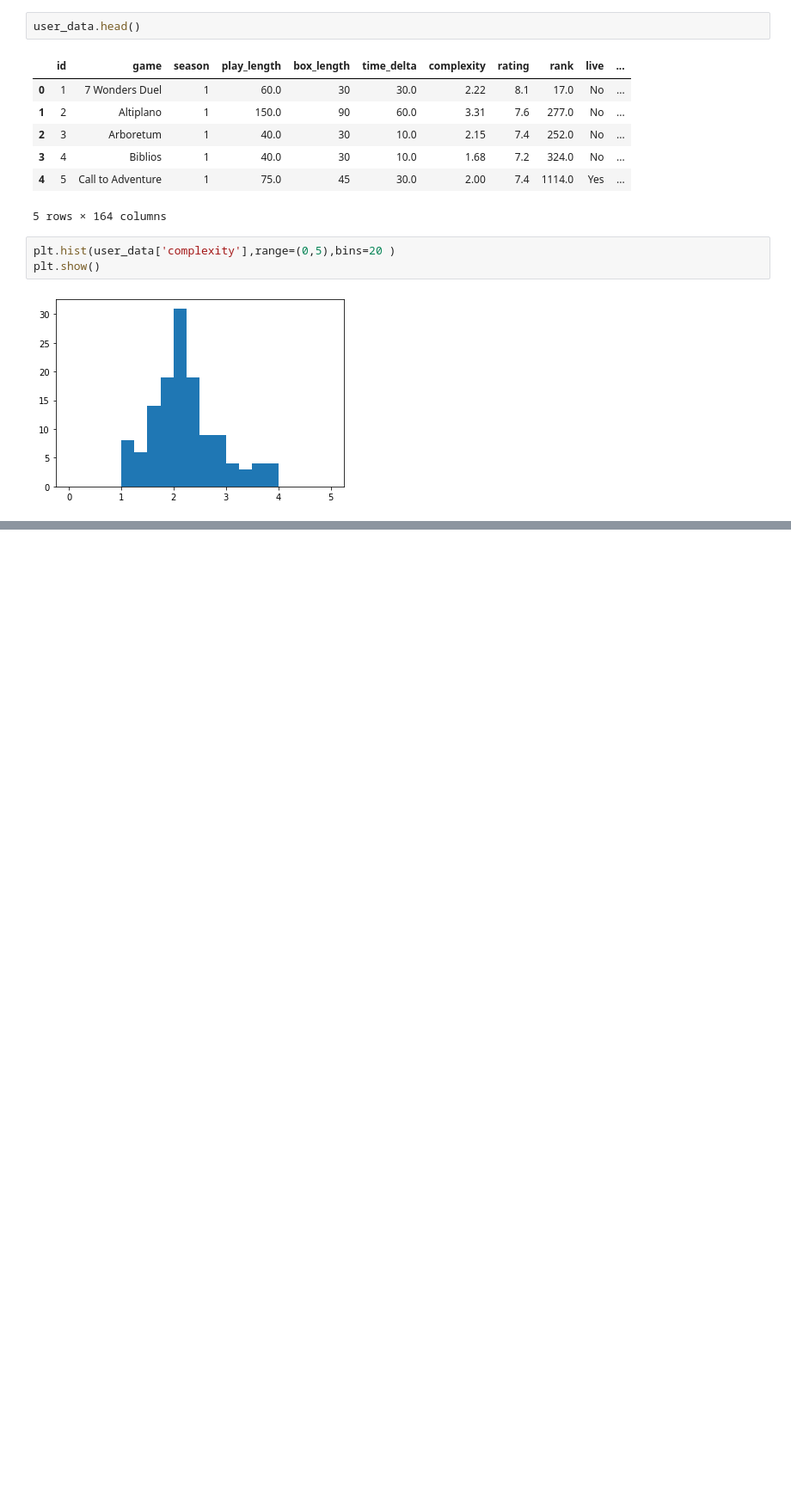
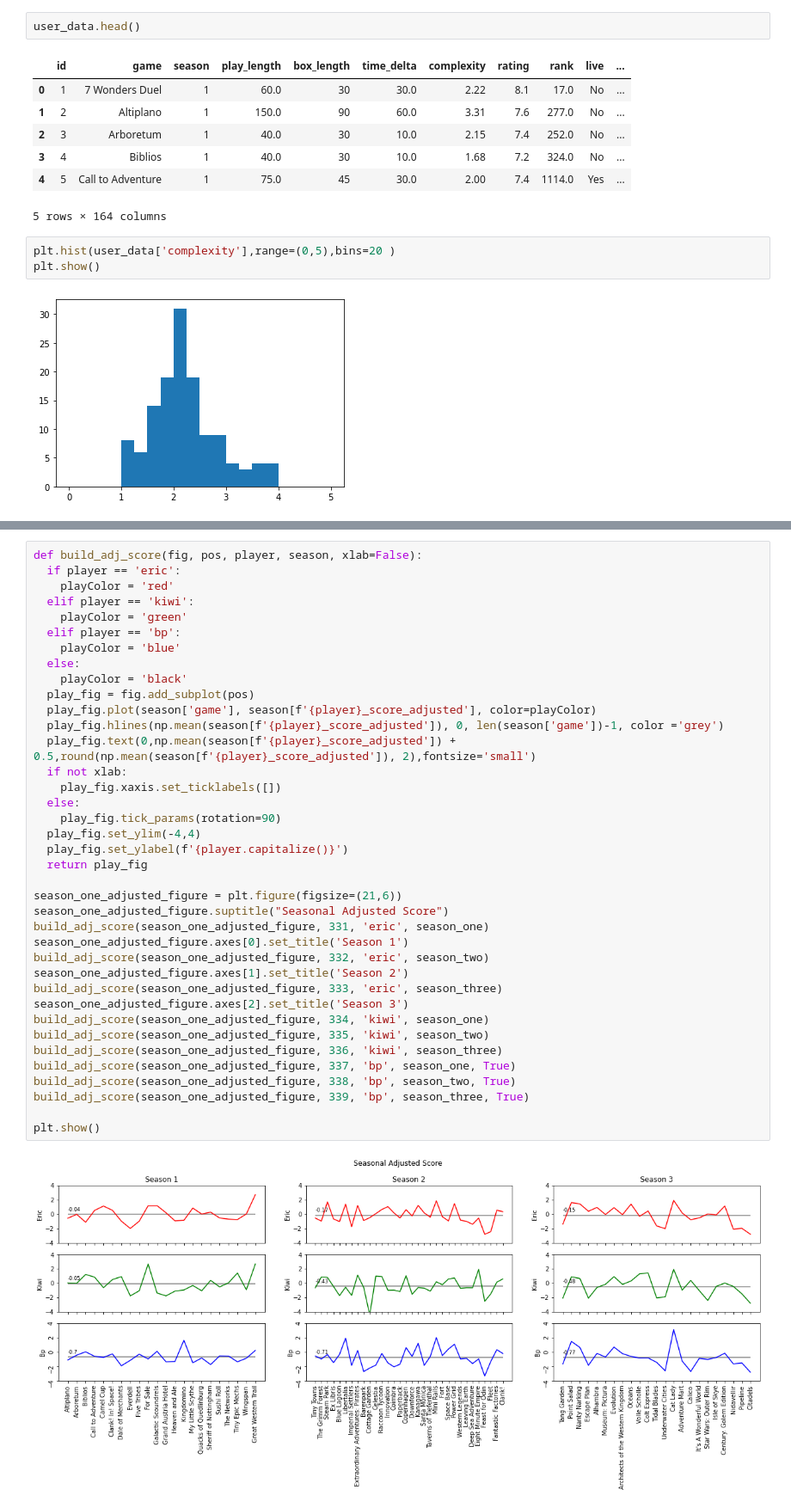
Before and after one commit to PNJaenichen/PNJaenichen.github.io, a Jupyter notebook: projects/firstTurnData/FTDataAnalysis.ipynb, the cells around one changed output, grey strips where cells are left out. Shown at 86% size. Saved outputs shown, nothing was run; the diff lists cells and outputs as text; blank space fills up the shorter version.

Commit message:
fixed norm and stan values, finished adj score plots

```diff
--- a/projects/firstTurnData/FTDataAnalysis.ipynb
+++ b/projects/firstTurnData/FTDataAnalysis.ipynb
@@ -93,0 +74,40 @@ plt.show()
+# %%
+def build_adj_score(fig, pos, player, season, xlab=False):
+  if player == 'eric':
+    playColor = 'red'
+  elif player == 'kiwi':
+    playColor = 'green'
+  elif player == 'bp':
+    playColor = 'blue'
+  else:
+    playColor = 'black'
+  play_fig = fig.add_subplot(pos)
+  play_fig.plot(season['game'], season[f'{player}_score_adjusted'], color=playColor)
+  play_fig.hlines(np.mean(season[f'{player}_score_adjusted']), 0, len(season['game'])-1, color ='grey')
+  play_fig.text(0,np.mean(season[f'{player}_score_adjusted']) + 0.5,round(np.mean(season[f'{player}_score_adjusted']), 2),fontsize='small')
+  if not xlab:
+    play_fig.xaxis.set_ticklabels([])
+  else:
+    play_fig.tick_params(rotation=90)
+  play_fig.set_ylim(-4,4)
+  play_fig.set_ylabel(f'{player.capitalize()}')
+  return play_fig
+
+season_one_adjusted_figure = plt.figure(figsize=(21,6))
+season_one_adjusted_figure.suptitle("Seasonal Adjusted Score")
+build_adj_score(season_one_adjusted_figure, 331, 'eric', season_one)
+season_one_adjusted_figure.axes[0].set_title('Season 1')
+build_adj_score(season_one_adjusted_figure, 332, 'eric', season_two)
+season_one_adjusted_figure.axes[1].set_title('Season 2')
+build_adj_score(season_one_adjusted_figure, 333, 'eric', season_three)
+season_one_adjusted_figure.axes[2].set_title('Season 3')
+build_adj_score(season_one_adjusted_figure, 334, 'kiwi', season_one)
+build_adj_score(season_one_adjusted_figure, 335, 'kiwi', season_two)
+build_adj_score(season_one_adjusted_figure, 336, 'kiwi', season_three)
+build_adj_score(season_one_adjusted_figure, 337, 'bp', season_one, True)
+build_adj_score(season_one_adjusted_figure, 338, 'bp', season_two, True)
+build_adj_score(season_one_adjusted_figure, 339, 'bp', season_three, True)
+
+plt.show()
+# %% [output]
+[figure, added]
```
Also changed, not shown: parts of 3 cells of this notebook, 1 other file.
